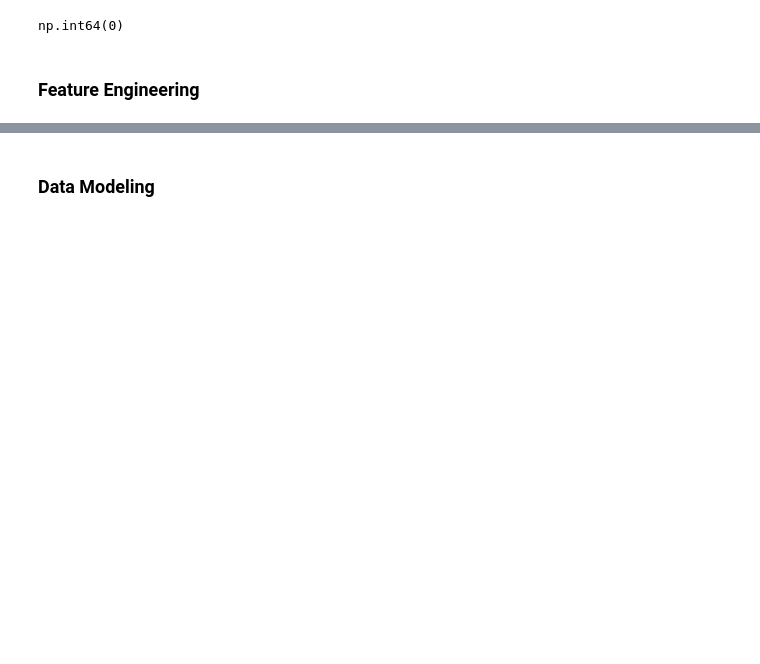
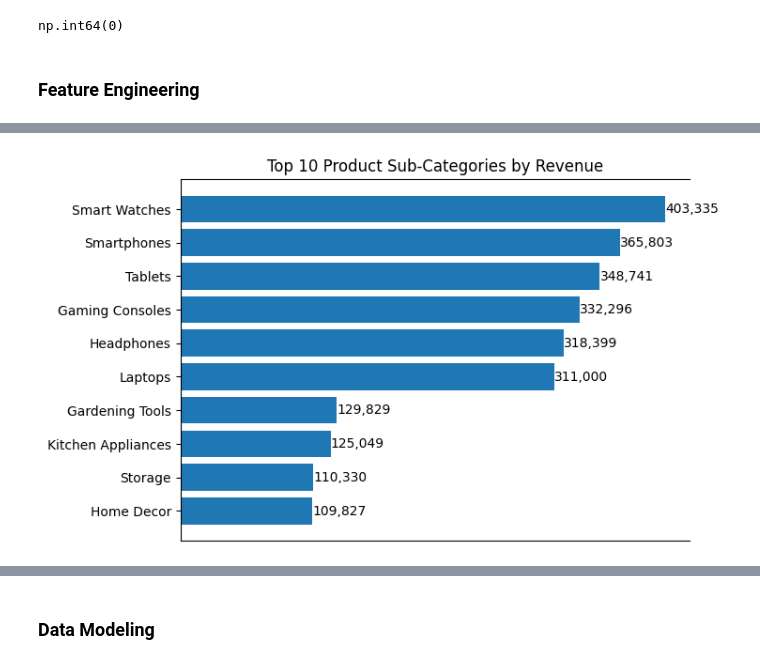
Before and after one commit to Orinamhe/Globex-Retail-end-to-end-data-engineering-analysis-project, a Jupyter notebook: etl_globex_file.ipynb, the cells around one changed output, grey strips where cells are left out. Drawn from its saved outputs; the diff is of its cells as text; code cells hidden in the pictures; blank space fills up the shorter version.

```diff
--- a/etl_globex_file.ipynb
+++ b/etl_globex_file.ipynb
@@ -228,0 +299,5 @@ np.int64(0)
+# %%
+# Which product subcategories generate the most revenue?
+sub_category_revenue = df_analysis.groupby('Product_Sub_Category')['Revenue'].sum().sort_values(ascending=True)
+top10_sub_category_revenue = sub_category_revenue.tail(10)
+print(top10_sub_category_revenue)
@@ -228,0 +317,21 @@ np.int64(0)
+# %%
+fig, ax = plt.subplots(figsize=(7,5))
+
+# Horizontal bars
+bars = ax.barh(top10_sub_category_revenue.index, top10_sub_category_revenue)
+
+# Add labels on the bars (comma-separated, no decimals)
+ax.bar_label(bars, labels=[f'{value:,.0f}' for value in top10_sub_category_revenue])
+
+# Remove x-ticks
+ax.set_xticks([])
+
+# Title
+ax.set_title('Top 10 Product Sub-Categories by Revenue')
+
+# Clean up right spine
+ax.spines['right'].set_visible(False)
+
+plt.show()
+# %% [output]
+[figure, added]
```
Also changed, not shown: parts of 25 cells of this notebook, 1 other file.
